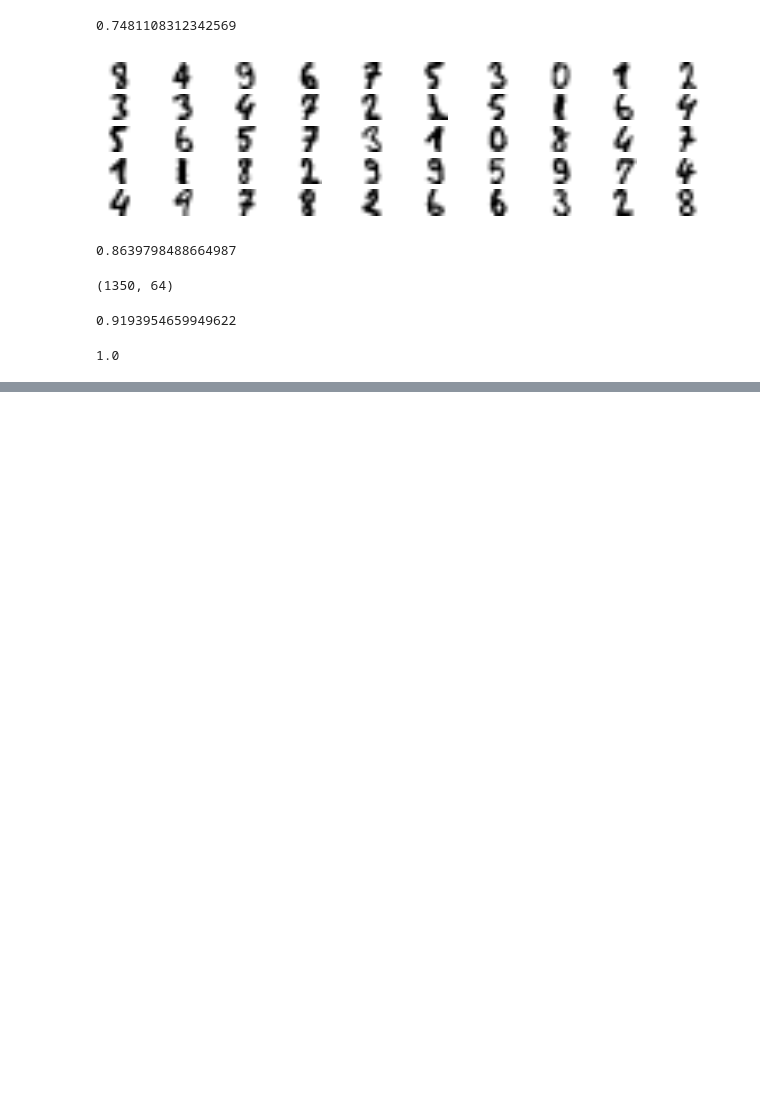
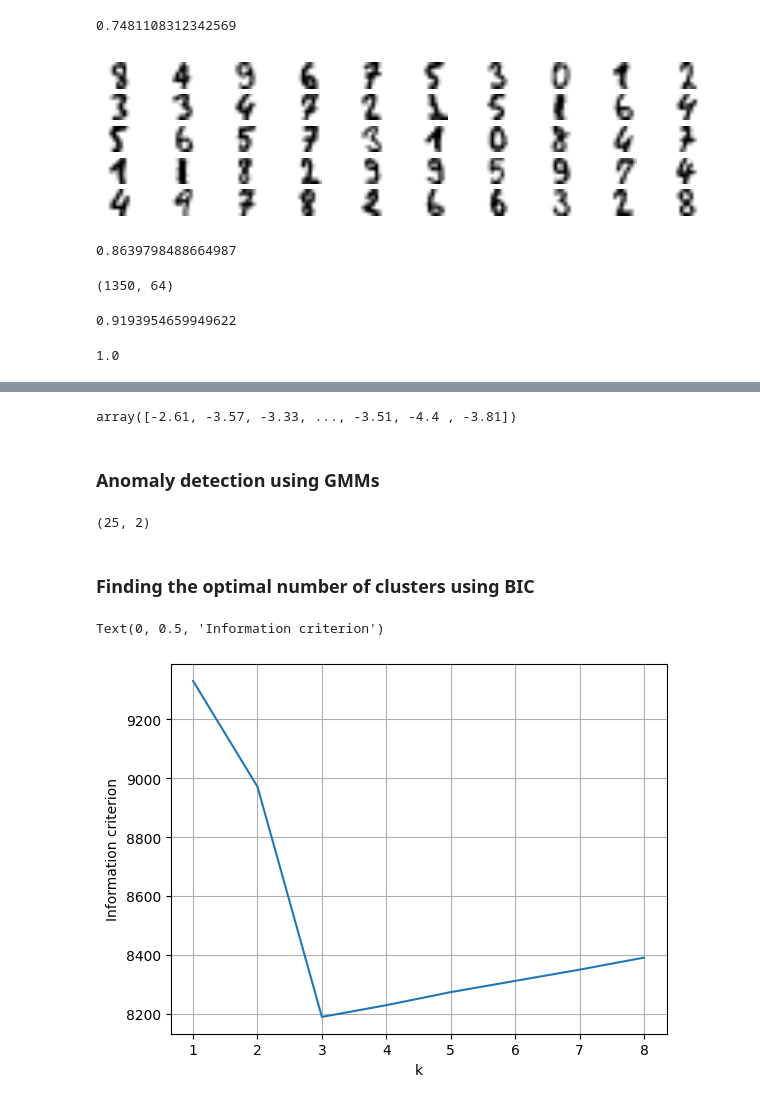
Before and after one commit to adamscarlat/hands-on-ML-with-Scikit-Learn-and-Tensorflow, a Jupyter notebook: edition3/ch9-unsupervised/unsupervised.ipynb, the cells around one changed output, grey strips where cells are left out. Saved outputs shown, nothing was run; the diff lists cells and outputs as text; code cells hidden in the pictures; blank space fills up the shorter version.

```diff
--- a/edition3/ch9-unsupervised/unsupervised.ipynb
+++ b/edition3/ch9-unsupervised/unsupervised.ipynb
@@ -244,0 +344,13 @@ log_reg.score(X_test, y_test)
+# %%
+from sklearn.mixture import GaussianMixture
+
+X1, y1 = make_blobs(n_samples=1000, centers=((4, -4), (0, 0)), random_state=42)
+X1 = X1.dot(np.array([[0.374, 0.95], [0.732, 0.598]]))
+X2, y2 = make_blobs(n_samples=250, centers=1, random_state=42)
+X2 = X2 + [6, -8]
+X = np.r_[X1, X2]
+y = np.r_[y1, y2]
+
+
+gm = GaussianMixture(n_components=3, n_init=10)
+gm.fit(X)
@@ -244,0 +423,40 @@ log_reg.score(X_test, y_test)
+# %%
+# We can compute the density (log of the PDF) at any given location.
+# Densities are not probabilities. To get the probability, we would have to integrate the PDF function at a range.
+gm.score_samples(X).round(2)
+# %% [output]
+array([-2.61, -3.57, -3.33, ..., -3.51, -4.4 , -3.81])
+# %% [markdown]
+### Anomaly detection using GMMs
+# %%
+# Get the densities of all samples
+densities = gm.score_samples(X)
+
+# Get the threshold density under which 2% of the instances are
+density_threshold = np.percentile(densities, 2)
+
+# Get the instances that are below the threshold
+anomalies = X[densities < density_threshold]
+anomalies.shape
+# %% [output]
+(25, 2)
+# %% [markdown]
+### Finding the optimal number of clusters using BIC
+# %%
+bics = []
+
+# We get the BIC score for each number of distributions (clusters)
+for k in range(1,9):
+  gm = GaussianMixture(n_components=k, n_init=10, random_state=42)
+  gm.fit(X)
+  bics.append(gm.bic(X))
+# %%
+k_range = np.arange(1,9)
+plt.plot(k_range, bics)
+
+plt.grid()
+plt.xlabel("k")
+plt.ylabel("Information criterion")
+# %% [output]
+Text(0, 0.5, 'Information criterion')
+[figure, added]
```
Also changed, not shown: parts of 12 cells of this notebook, 2 other files.
